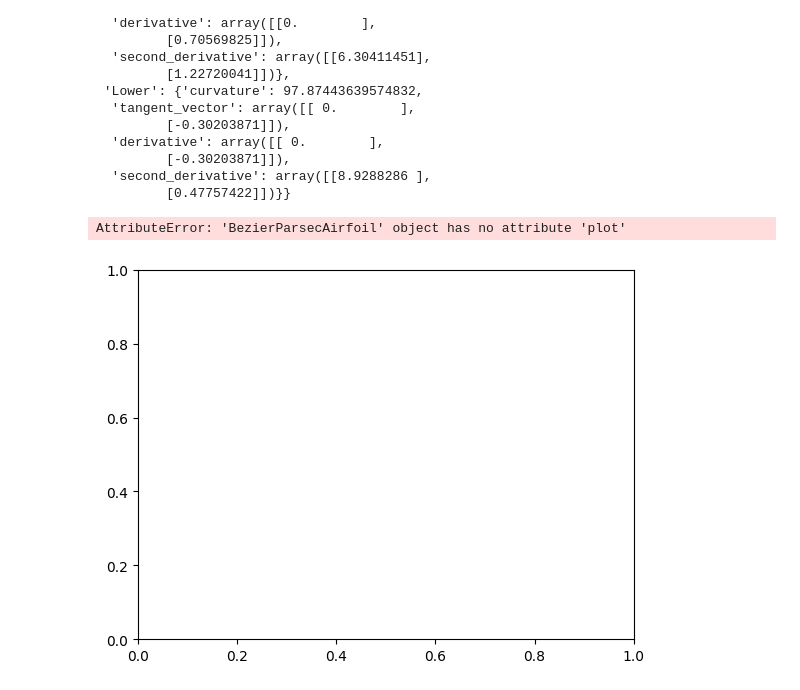
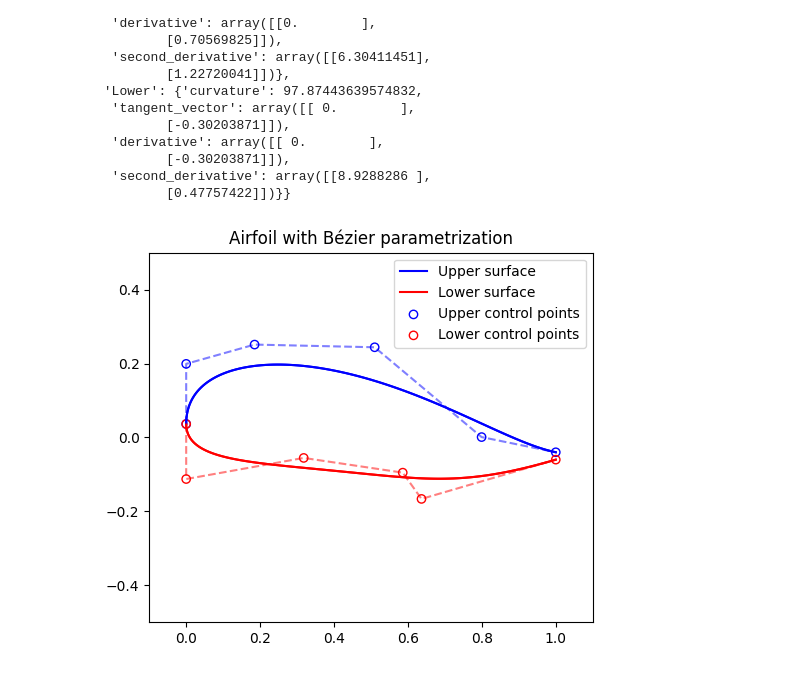
Before and after one commit to HugoxSaraiva/airfoil-optimization-ga, a Jupyter notebook: bezier_parametrization_test.ipynb, the cells around one changed output. Drawn from its saved outputs; the diff is of its cells as text; code cells hidden in the pictures.

Commit message:
Updating code to include best airfoils and meaningful info

```diff
--- a/bezier_parametrization_test.ipynb
+++ b/bezier_parametrization_test.ipynb
@@ -65,13 +66,12 @@ Curvature at leading edge: 97.87443639574832
   'second_derivative': array([[8.9288286 ],
          [0.47757422]])}}
 # %%
-from utils.bezier_parsec_parametrization import BezierParsecAirfoil
+from utils.bezier_parametrization import BezierAirfoilNSGA2Adapter
 
-random_airfoil = BezierParsecAirfoil.get_random_airfoil()
+random_airfoil = BezierAirfoilNSGA2Adapter(shape=(6,6)).get_random_airfoil()
 
 fix, ax = plt.subplots()
 random_airfoil.plot(ax)
 plt.show()
 # %% [output]
-AttributeError: 'BezierParsecAirfoil' object has no attribute 'plot'
-[figure, old version]
+[figure, new version]
```
Also changed, not shown: parts of 1 cell of this notebook, 40 other files.
